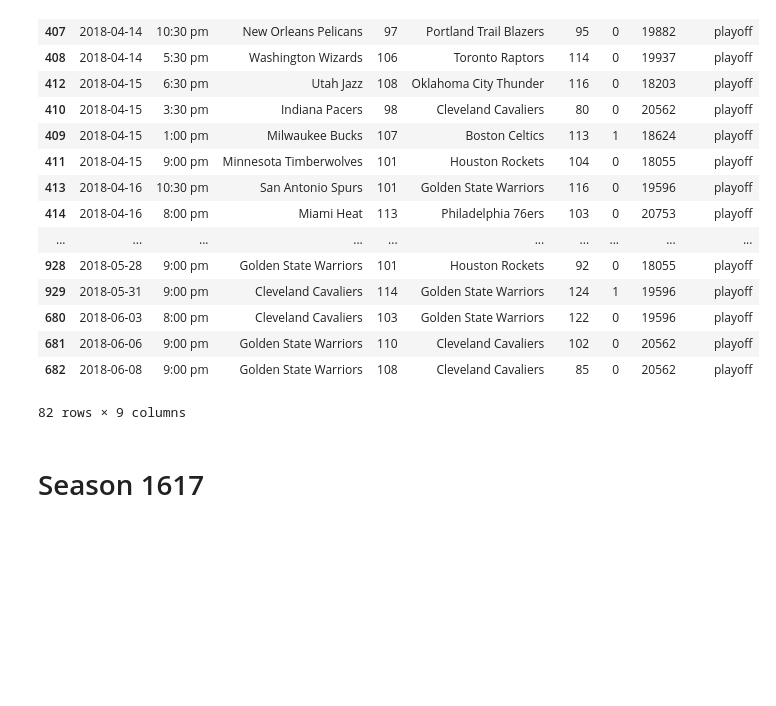
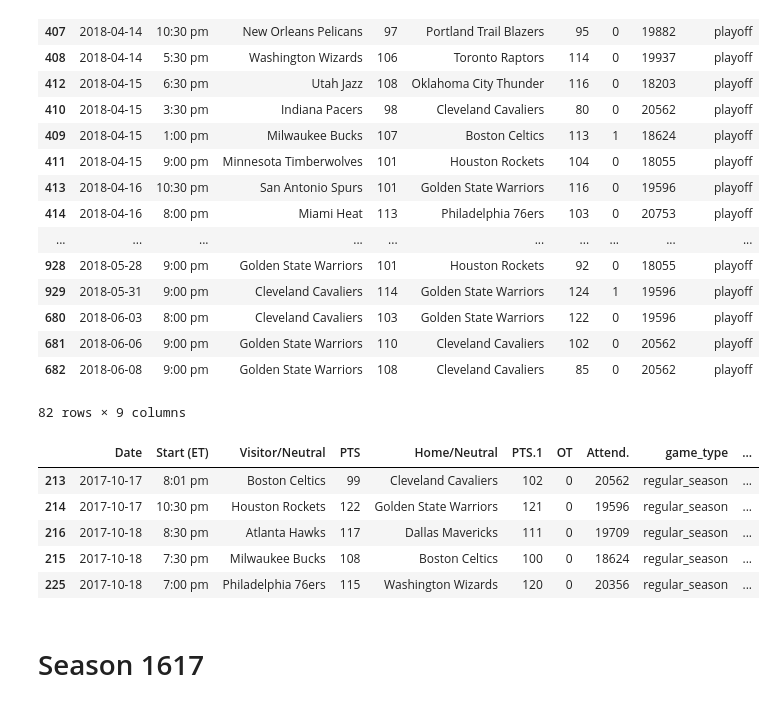
Before and after one commit to jgoerner/SportsPrediction, a Jupyter notebook: NBA/notebooks/1.4-Combine-Season-Data.ipynb, the cells around one changed output. Drawn from its saved outputs; the diff is of its cells as text; code cells hidden in the pictures; blank space fills up the shorter version.

Commit message:
added data and added game_name to season data file

```diff
--- a/NBA/notebooks/1.4-Combine-Season-Data.ipynb
+++ b/NBA/notebooks/1.4-Combine-Season-Data.ipynb
@@ -78,6 +78,17 @@ df1718.loc[df1718["game_type"] == "playoff"]
 | 681 | 2018-06-06 | 9:00 pm | Golden State Warriors | 110 | Cleveland Cavaliers | 102 | 0 | 20562 | playoff |
 | 682 | 2018-06-08 | 9:00 pm | Golden State Warriors | 108 | Cleveland Cavaliers | 85 | 0 | 20562 | playoff |
 82 rows × 9 columns
+# %%
+df1718.ix[df1718["Date"] > "2017-04-12", "game_name"] = df1718["Visitor/Neutral"] + " vs. " + df1718["Home/Neutral"]
+# %%
+df1718.head()
+# %% [output]
+|  | Date | Start (ET) | Visitor/Neutral | PTS | Home/Neutral | PTS.1 | OT | Attend. | game_type | ... |
+| 213 | 2017-10-17 | 8:01 pm | Boston Celtics | 99 | Cleveland Cavaliers | 102 | 0 | 20562 | regular_season | ... |
+| 214 | 2017-10-17 | 10:30 pm | Houston Rockets | 122 | Golden State Warriors | 121 | 0 | 19596 | regular_season | ... |
+| 216 | 2017-10-18 | 8:30 pm | Atlanta Hawks | 117 | Dallas Mavericks | 111 | 0 | 19709 | regular_season | ... |
+| 215 | 2017-10-18 | 7:30 pm | Milwaukee Bucks | 108 | Boston Celtics | 100 | 0 | 18624 | regular_season | ... |
+| 225 | 2017-10-18 | 7:00 pm | Philadelphia 76ers | 115 | Washington Wizards | 120 | 0 | 20356 | regular_season | ... |
 # %%
 df1718.to_csv("../data/1718/season1718.csv", sep=',', encoding='utf-8')
 # %% [markdown]
```
Also changed, not shown: 12 other files.
